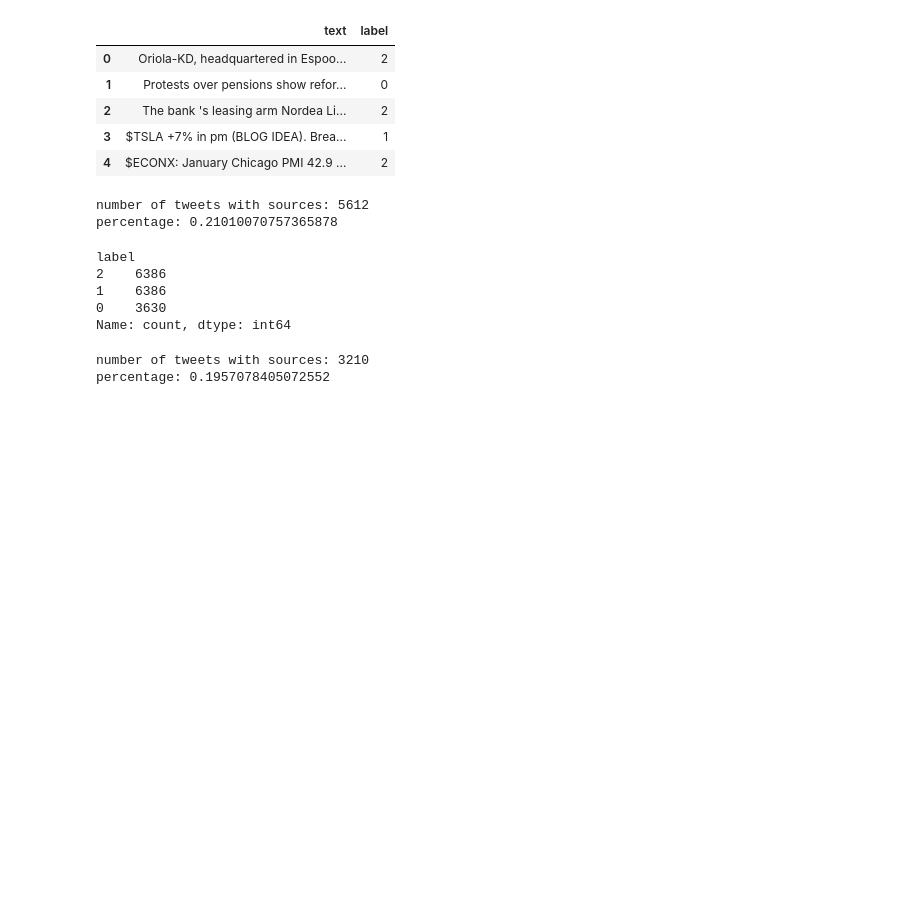
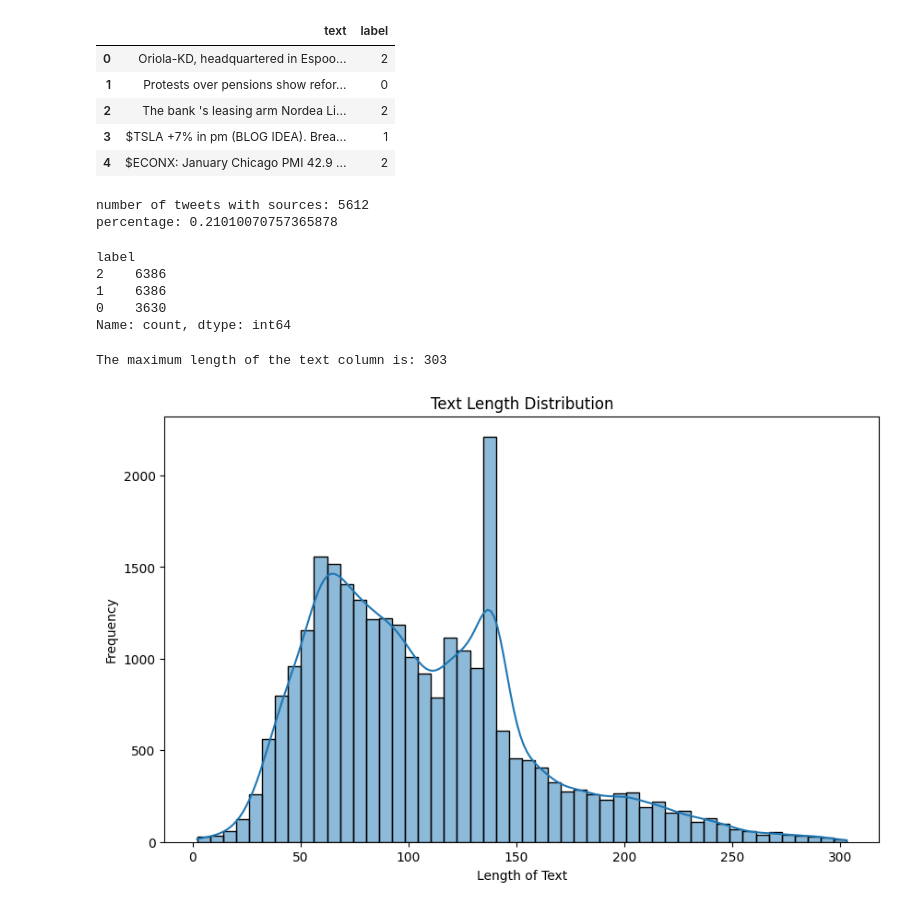
Before and after one commit to ForYourEyesOnlyyy/Sentiment_Analysis_for_Financial_News, a Jupyter notebook: notebooks/feature_engineering.ipynb, the cells around one changed output. Cells and saved outputs as stored; diff of their text form; code cells hidden in the pictures; blank space fills up the shorter version.

```diff
--- a/notebooks/feature_engineering.ipynb
+++ b/notebooks/feature_engineering.ipynb
@@ -423,11 +441,21 @@ label
 1    6386
 0    3630
 Name: count, dtype: int64
-# %%
-https_count = df_balanced['text'].str.contains('https').sum()
-print(f"number of tweets with sources: {https_count}")
-
-print(f"percentage: {https_count / len(df_balanced)}")
-# %% [output]
-number of tweets with sources: 3210
-percentage: 0.1957078405072552
+# %%
+max_length = df['text'].apply(len).max()
+print(f"The maximum length of the text column is: {max_length}")
+# %% [output]
+The maximum length of the text column is: 303
+# %%
+# Calculate the length of each text entry
+df['text_length'] = df['text'].apply(len)
+
+# Plot the histogram
+plt.figure(figsize=(10, 6))
+sns.histplot(df['text_length'], bins=50, kde=True)
+plt.title('Text Length Distribution')
+plt.xlabel('Length of Text')
+plt.ylabel('Frequency')
+plt.show()
+# %% [output]
+[figure, added]
```
Also changed, not shown: parts of 1 cell of this notebook, 4 other files.
